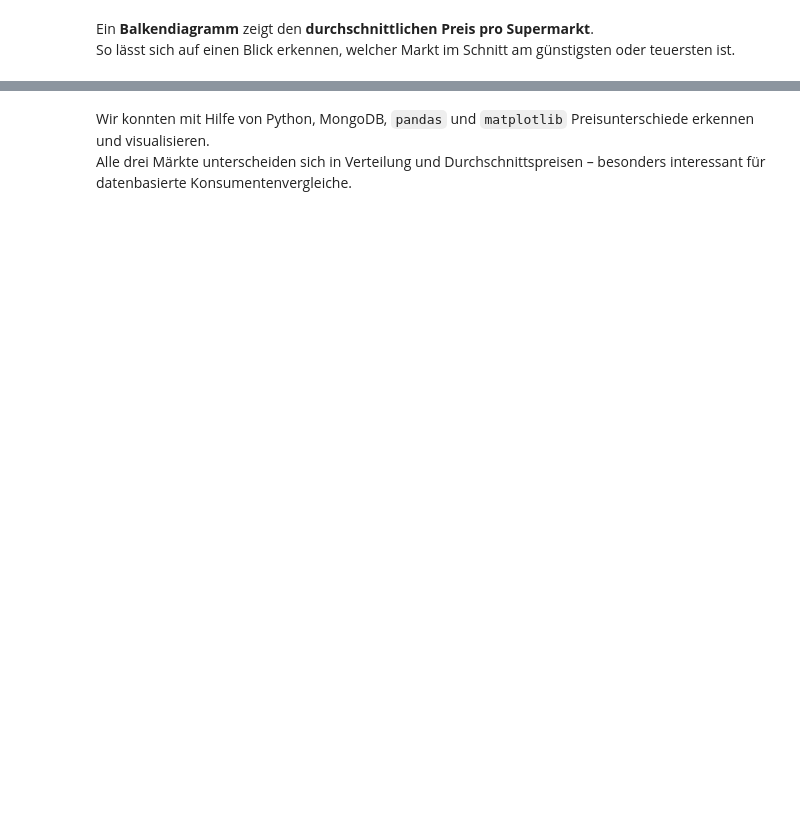
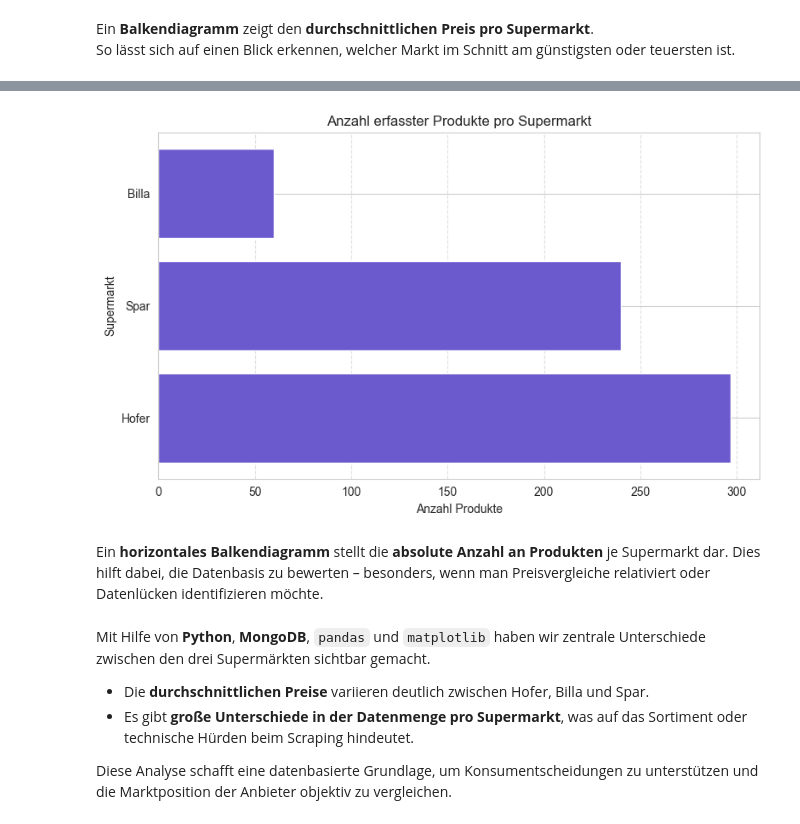
Before and after one commit to piy678/lebensmittelpreise-bigdata, a Jupyter notebook: notebooks/visualisierung.ipynb, the cells around one changed output, grey strips where cells are left out. Cells and saved outputs as stored; diff of their text form; code cells hidden in the pictures; blank space fills up the shorter version.

```diff
--- a/notebooks/visualisierung.ipynb
+++ b/notebooks/visualisierung.ipynb
@@ -111,3 +121,23 @@ Das zeigt mögliche **Datenungleichgewichte** oder die Produktvielfalt je Anbiet
+# %%
+anzahl_produkte = df["Supermarkt"].value_counts()
+
+plt.figure(figsize=(8, 5))
+plt.barh(anzahl_produkte.index, anzahl_produkte.values)
+plt.title("Anzahl erfasster Produkte pro Supermarkt")
+plt.xlabel("Anzahl Produkte")
+plt.ylabel("Supermarkt")
+plt.grid(axis="x", linestyle="--", alpha=0.6)
+plt.tight_layout()
+plt.show()
+# %% [output]
+[figure, added]
+# %% [markdown]
+Ein **horizontales Balkendiagramm** stellt die **absolute Anzahl an Produkten** je Supermarkt dar.
+Dies hilft dabei, die Datenbasis zu bewerten – besonders, wenn man Preisvergleiche relativiert oder Datenlücken identifizieren möchte.
 # %% [markdown]
-Wir konnten mit Hilfe von Python, MongoDB, `pandas` und `matplotlib` Preisunterschiede erkennen und visualisieren.
-Alle drei Märkte unterscheiden sich in Verteilung und Durchschnittspreisen – besonders interessant für datenbasierte Konsumentenvergleiche.
+Mit Hilfe von **Python**, **MongoDB**, `pandas` und `matplotlib` haben wir zentrale Unterschiede zwischen den drei Supermärkten sichtbar gemacht.
+
+- Die **durchschnittlichen Preise** variieren deutlich zwischen Hofer, Billa und Spar.
+- Es gibt **große Unterschiede in der Datenmenge pro Supermarkt**, was auf das Sortiment oder technische Hürden beim Scraping hindeutet.
+
+Diese Analyse schafft eine datenbasierte Grundlage, um Konsumentscheidungen zu unterstützen und die Marktposition der Anbieter objektiv zu vergleichen.
```
Also changed, not shown: parts of 12 cells of this notebook.
